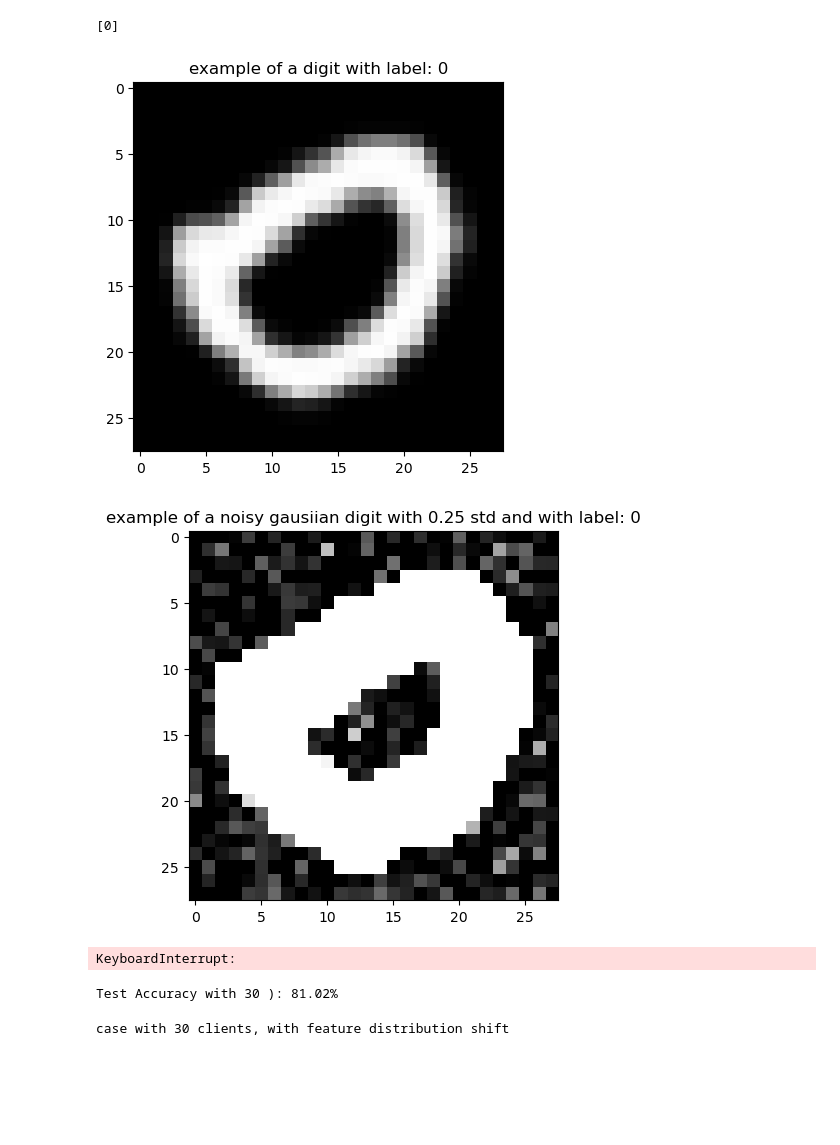
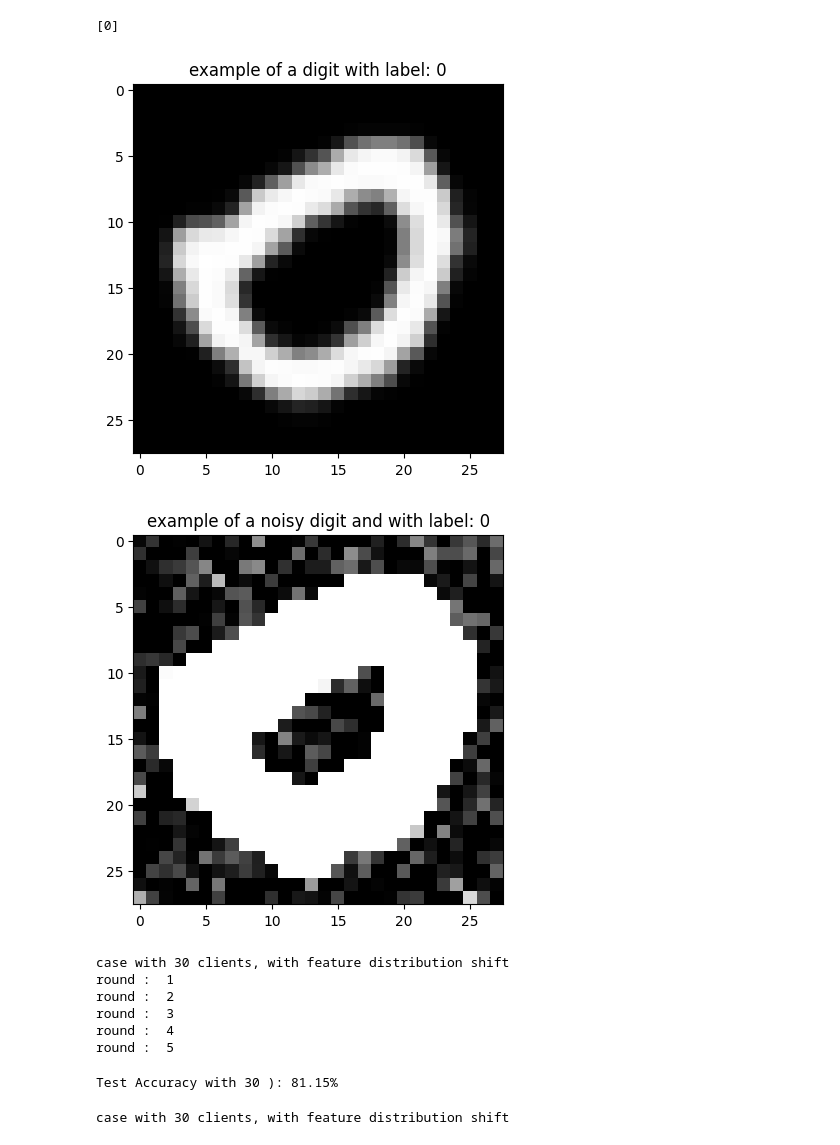
Before and after one commit to hacknstack/miniproject_OPTML, a Jupyter notebook: features_shift.ipynb, the cells around one changed output. Saved outputs shown, nothing was run; the diff lists cells and outputs as text; code cells hidden in the pictures; blank space fills up the shorter version.

```diff
--- a/features_shift.ipynb
+++ b/features_shift.ipynb
@@ -1,7 +9,10 @@
 # %%
 from scipy.io import loadmat
 from utils import *
-data = loadmat('emnist-digits.mat')
+from pathlib import Path
+
+DATA_ROOT = Path('/content/drive/MyDrive/OptML/miniproject_OPTML')
+data = loadmat(DATA_ROOT/'emnist-digits.mat')
 # %%
 import matplotlib.pyplot as plt
 import numpy as np
@@ -34,15 +45,15 @@ plt.title("example of a digit with " +f"label: {train_labels[i][0]}")
 plt.show()
 # %% [output]
 [0]
-[figure, old version]
+[figure, new version]
 # %%
 noise_std = 0.25
 noised_number = noise_adder(train_images[i],noise_std).reshape(28,28)
 plt.imshow(noised_number, cmap='gray')
-plt.title("example of a noisy gausiian digit with 0.25 std and with " +f"label: {train_labels[i][0]}")
+plt.title("example of a noisy digit and with " +f"label: {train_labels[i][0]}")
 plt.show()
 # %% [output]
-[figure, old version]
+[figure, new version]
 # %%
 n_clients = 30
 datalist = make_femnist_datasets(X,y,train,n_clients)
@@ -53,13 +64,18 @@ gamma = 0.1 # learning rate
 print(f"case with {n_clients} clients, with feature distribution shift")
 model = fedavg(datalist, T, K, gamma)
 # %% [output]
-KeyboardInterrupt:
+case with 30 clients, with feature distribution shift
+round :  1
+round :  2
+round :  3
+round :  4
+round :  5
 # %%
 # Evaluate
 test_accuracy = evaluate(model, test_images, test_labels)
 print(f"Test Accuracy with {n_clients} ): {test_accuracy * 100:.2f}%")
 # %% [output]
-Test Accuracy with 30 ): 81.02%
+Test Accuracy with 30 ): 81.15%
 # %%
 T = 5       # number of global rounds
 K = 10      # number of client GD steps
```
Also changed, not shown: parts of 22 cells of this notebook, 2 other files.
